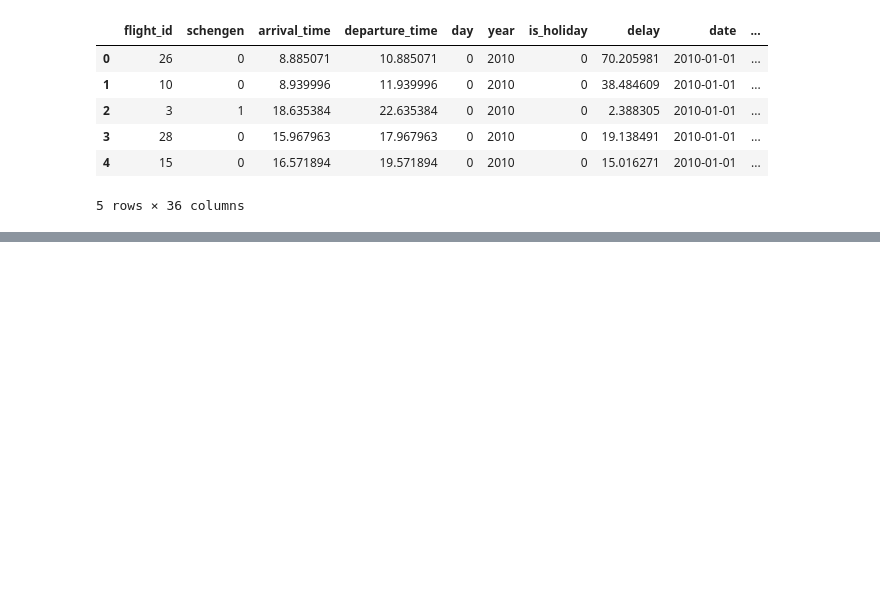
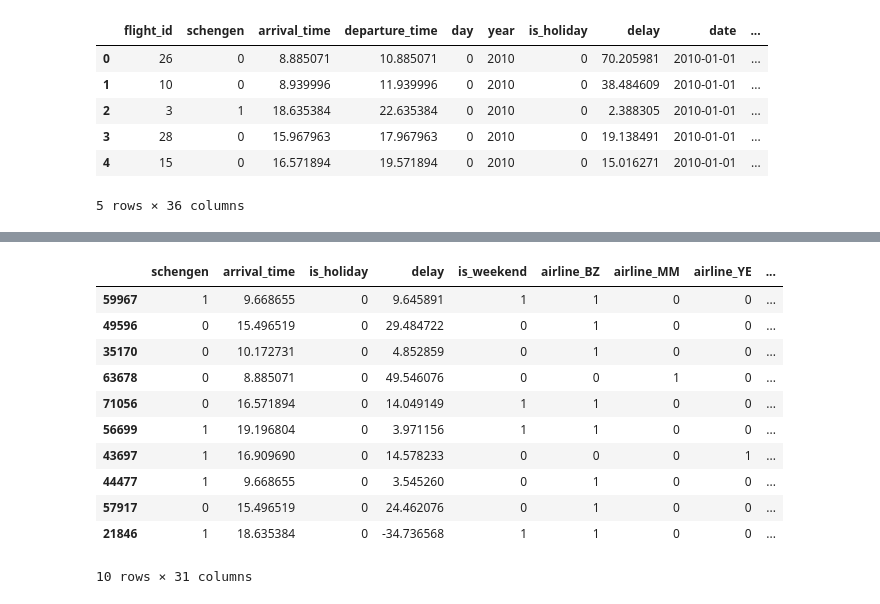
Before and after one commit to Ivan8Garcia/data-science, a Jupyter notebook: optimizacion_aeroportuaria.ipynb, the cells around one changed output, grey strips where cells are left out. Saved outputs shown, nothing was run; the diff lists cells and outputs as text; code cells hidden in the pictures; blank space fills up the shorter version.

```diff
--- a/optimizacion_aeroportuaria.ipynb
+++ b/optimizacion_aeroportuaria.ipynb
@@ -278,0 +313,16 @@ datos_codificados.sample(5)
+# %%
+df=datos_codificados.drop(columns=["flight_id","departure_time","day","year","date"])
+df.sample(10)
+# %% [output]
+|  | schengen | arrival_time | is_holiday | delay | is_weekend | airline_BZ | airline_MM | airline_YE | ... |
+| 59967 | 1 | 9.668655 | 0 | 9.645891 | 1 | 1 | 0 | 0 | ... |
+| 49596 | 0 | 15.496519 | 0 | 29.484722 | 0 | 1 | 0 | 0 | ... |
+| 35170 | 0 | 10.172731 | 0 | 4.852859 | 0 | 1 | 0 | 0 | ... |
+| 63678 | 0 | 8.885071 | 0 | 49.546076 | 0 | 0 | 1 | 0 | ... |
+| 71056 | 0 | 16.571894 | 0 | 14.049149 | 1 | 1 | 0 | 0 | ... |
+| 56699 | 1 | 19.196804 | 0 | 3.971156 | 1 | 1 | 0 | 0 | ... |
+| 43697 | 1 | 16.909690 | 0 | 14.578233 | 0 | 0 | 0 | 1 | ... |
+| 44477 | 1 | 9.668655 | 0 | 3.545260 | 0 | 1 | 0 | 0 | ... |
+| 57917 | 0 | 15.496519 | 0 | 24.462076 | 0 | 1 | 0 | 0 | ... |
+| 21846 | 1 | 18.635384 | 0 | -34.736568 | 1 | 1 | 0 | 0 | ... |
+10 rows × 31 columns
```
Also changed, not shown: parts of 11 cells of this notebook.
